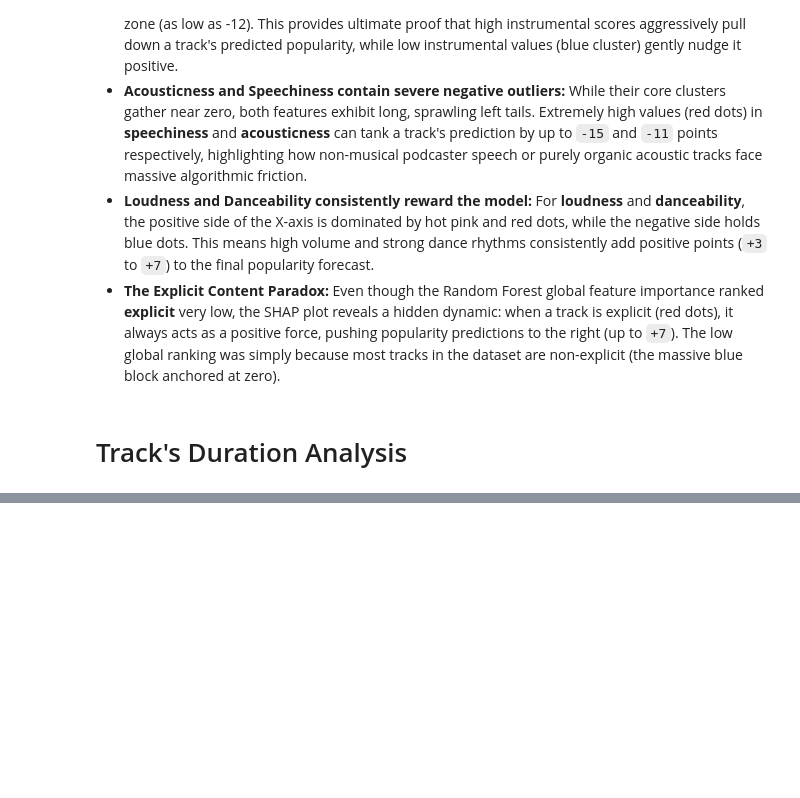
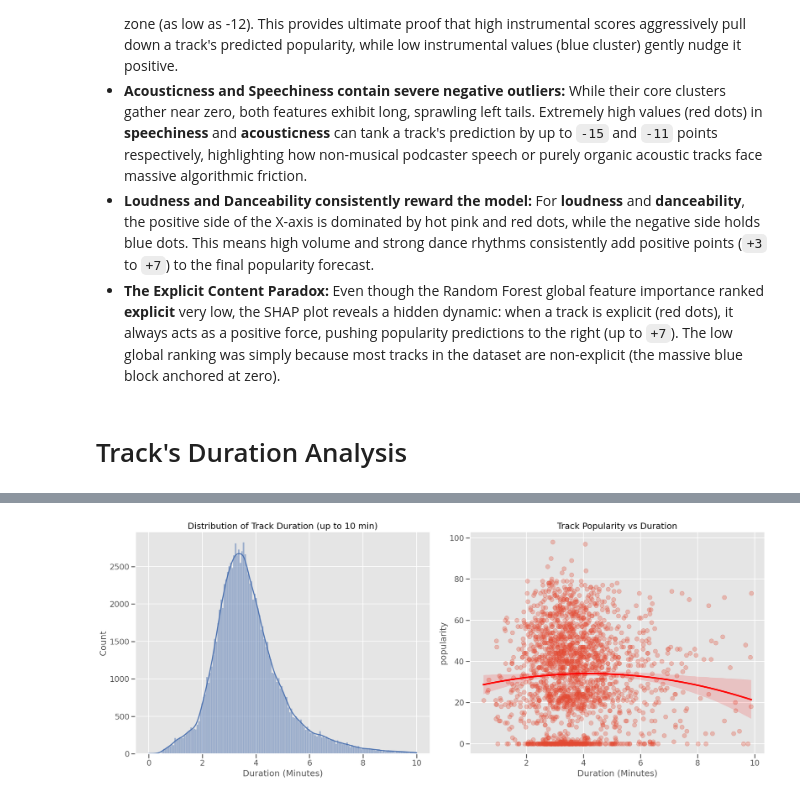
Before and after one commit to f55desu/spotify-recomendation, a Jupyter notebook: Exploratory Data Analysis.ipynb, the cells around one changed output, grey strips where cells are left out. Drawn from its saved outputs; the diff is of its cells as text; code cells hidden in the pictures; blank space fills up the shorter version.

Commit message:
Track's Duration Analysis Finished. Final Executive Summary for a whole EDA.

```diff
--- a/Exploratory Data Analysis.ipynb
+++ b/Exploratory Data Analysis.ipynb
@@ -804,0 +796,11 @@ Index(['track_id', 'artists', 'album_name', 'track_name', 'popularity',
+# %%
+# Setting strict minute limits
+bins = [0, 2.5, 4.0, 7.0, float('inf')]
+labels = ['Short (<2.5m)', 'Standard (2.5-4m)', 'Long (4-7m)', 'Extra Long (>7m)']
+
+df['duration_group'] = pd.cut(df['duration_minutes'], bins=bins, labels=labels)
+
+# Observing how music parameters change based on duration
+features_to_check = ['popularity', 'energy', 'danceability', 'acousticness', 'speechiness']
+summary = df.groupby('duration_group', observed=False)[features_to_check].mean().T
+print(summary)
@@ -804,0 +832,21 @@ Index(['track_id', 'artists', 'album_name', 'track_name', 'popularity',
+# %%
+sns.set_context("talk")
+fig, axes = plt.subplots(1, 2, figsize=(20, 8))
+
+# Chart 1: Duration distribution (capped at 10 minutes to exclude extreme outliers)
+sns.histplot(data=df[df['duration_minutes'] <= 10], x='duration_minutes', kde=True, ax=axes[0], color='#4c72b0')
+axes[0].set_title('Distribution of Track Duration (up to 10 min)')
+axes[0].set_xlabel('Duration (Minutes)')
+
+# Chart 2: Popularity by duration
+df_sample = df[df['duration_minutes'] <= 10].sample(n=min(2000, len(df)), random_state=42)
+sns.regplot(data=df_sample, x='duration_minutes', y='popularity', ax=axes[1],
+            scatter_kws={'alpha': 0.3}, line_kws={'color': 'red'}, order=2) # order=2 строит параболу
+axes[1].set_title('Track Popularity vs Duration')
+axes[1].set_xlabel('Duration (Minutes)')
+
+plt.tight_layout()
+plt.show()
+sns.set_context("notebook")
+# %% [output]
+[figure, added]
```
Also changed, not shown: parts of 14 cells of this notebook.
